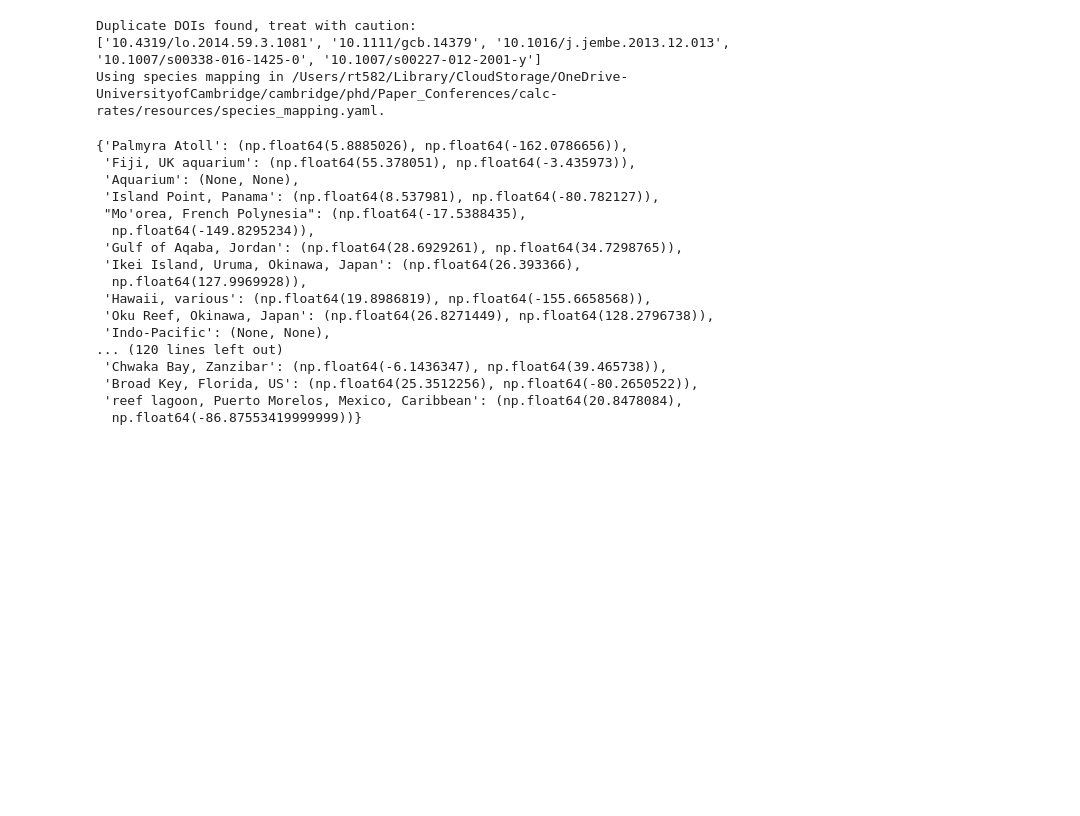
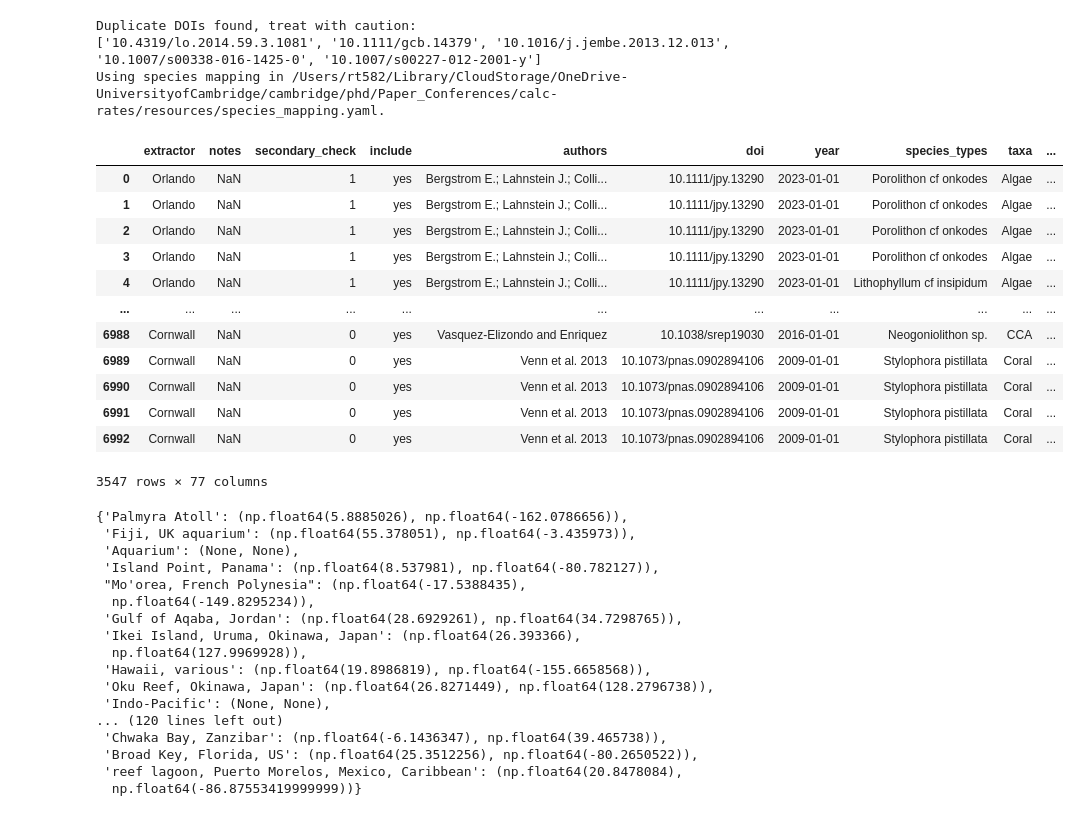
Before and after one commit to orlando-code/calc-rates, a Jupyter notebook: notebooks/locations.ipynb, the cells around one changed output. Cells and saved outputs as stored; diff of their text form; code cells hidden in the pictures; blank space fills up the shorter version.

```diff
--- a/notebooks/locations.ipynb
+++ b/notebooks/locations.ipynb
@@ -35,6 +35,22 @@ df['loc'] = df['cleaned_coords'].fillna(df['location'])
 Duplicate DOIs found, treat with caution:
 ['10.4319/lo.2014.59.3.1081', '10.1111/gcb.14379', '10.1016/j.jembe.2013.12.013', '10.1007/s00338-016-1425-0', '10.1007/s00227-012-2001-y']
 Using species mapping in /Users/rt582/Library/CloudStorage/OneDrive-UniversityofCambridge/cambridge/phd/Paper_Conferences/calc-rates/resources/species_mapping.yaml.
+# %%
+df
+# %% [output]
+|  | extractor | notes | secondary_check | include | authors | doi | year | species_types | taxa | ... |
+| 0 | Orlando | NaN | 1 | yes | Bergstrom E.; Lahnstein J.; Colli... | 10.1111/jpy.13290 | 2023-01-01 | Porolithon cf onkodes | Algae | ... |
+| 1 | Orlando | NaN | 1 | yes | Bergstrom E.; Lahnstein J.; Colli... | 10.1111/jpy.13290 | 2023-01-01 | Porolithon cf onkodes | Algae | ... |
+| 2 | Orlando | NaN | 1 | yes | Bergstrom E.; Lahnstein J.; Colli... | 10.1111/jpy.13290 | 2023-01-01 | Porolithon cf onkodes | Algae | ... |
+| 3 | Orlando | NaN | 1 | yes | Bergstrom E.; Lahnstein J.; Colli... | 10.1111/jpy.13290 | 2023-01-01 | Porolithon cf onkodes | Algae | ... |
+| 4 | Orlando | NaN | 1 | yes | Bergstrom E.; Lahnstein J.; Colli... | 10.1111/jpy.13290 | 2023-01-01 | Lithophyllum cf insipidum | Algae | ... |
+| ... | ... | ... | ... | ... | ... | ... | ... | ... | ... | ... |
+| 6988 | Cornwall | NaN | 0 | yes | Vasquez-Elizondo and Enriquez | 10.1038/srep19030 | 2016-01-01 | Neogoniolithon sp. | CCA | ... |
+| 6989 | Cornwall | NaN | 0 | yes | Venn et al. 2013 | 10.1073/pnas.0902894106 | 2009-01-01 | Stylophora pistillata | Coral | ... |
+| 6990 | Cornwall | NaN | 0 | yes | Venn et al. 2013 | 10.1073/pnas.0902894106 | 2009-01-01 | Stylophora pistillata | Coral | ... |
+| 6991 | Cornwall | NaN | 0 | yes | Venn et al. 2013 | 10.1073/pnas.0902894106 | 2009-01-01 | Stylophora pistillata | Coral | ... |
+| 6992 | Cornwall | NaN | 0 | yes | Venn et al. 2013 | 10.1073/pnas.0902894106 | 2009-01-01 | Stylophora pistillata | Coral | ... |
+3547 rows × 77 columns
 # %%
 ### get locations for which there are no coordinates (from location, where cleaned_coords is NaN)
 locs = df.loc[df['cleaned_coords'].isna(), 'location'].unique()
```
Also changed, not shown: parts of 13 cells of this notebook.
